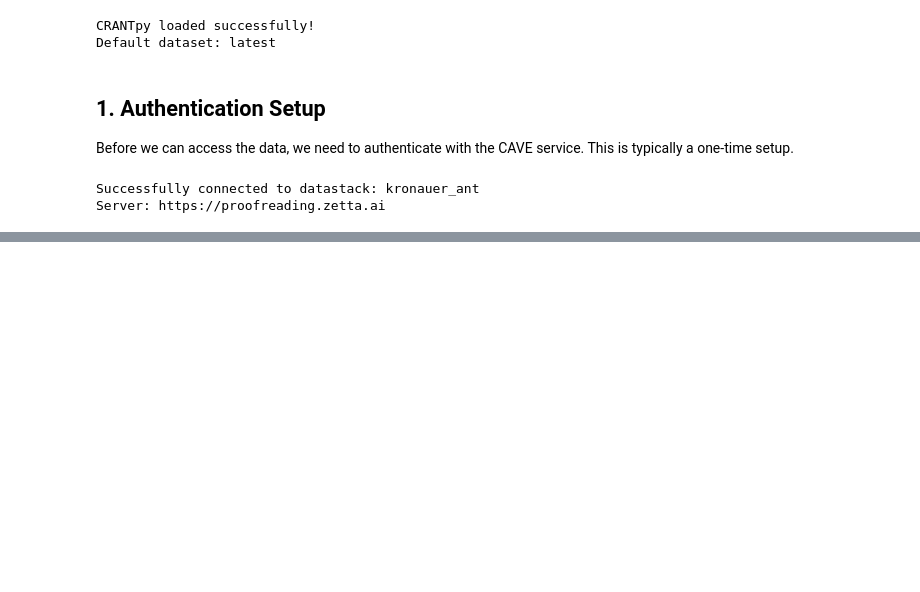
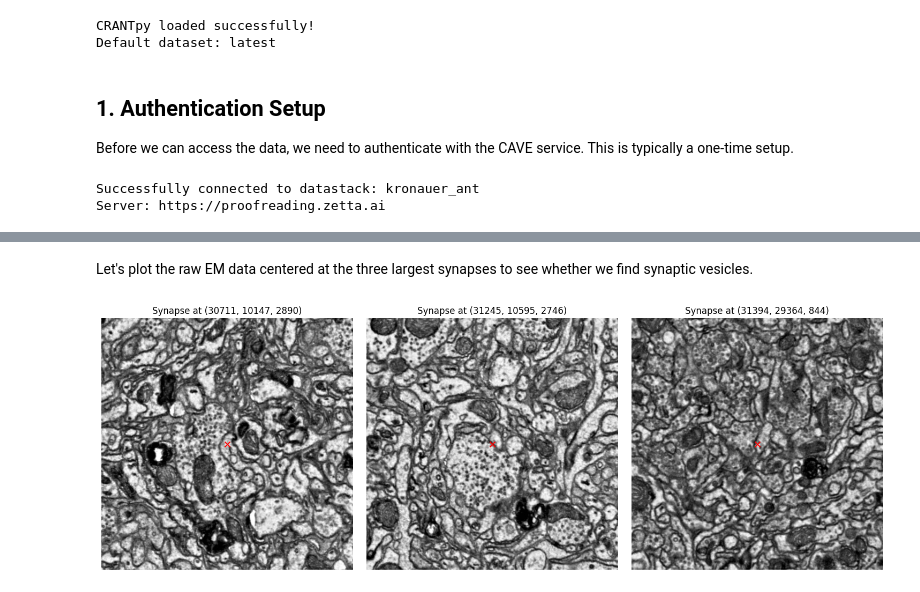
Before and after one commit to Social-Evolution-and-Behavior/crantpy, a Jupyter notebook: docs/deep_dive/connectivity.ipynb, the cells around one changed output, grey strips where cells are left out. Cells and saved outputs as stored; diff of their text form; code cells hidden in the pictures; blank space fills up the shorter version.

Commit message:
Update connectivity notebook with camera zoom and plotting improvements

```diff
--- a/docs/deep_dive/connectivity.ipynb
+++ b/docs/deep_dive/connectivity.ipynb
@@ -8,9 +8,11 @@ import pandas as pd
 import numpy as np
 import matplotlib.pyplot as plt
 import seaborn as sns
+import navis
 
 # Set up logging to see progress
-cp.set_logging_level("INFO")
+cp.set_logging_level("WARNING")
+navis.set_loggers('WARNING')
 
 print("CRANTpy loaded successfully!")
 print(f"Default dataset: {cp.CRANT_DEFAULT_DATASET}")
@@ -38,0 +45,11 @@ Server: https://proofreading.zetta.ai
+# %%
+# Get a sample of olfactory projection neurons
+opn_criteria = cp.NeuronCriteria(cell_class='olfactory_projection_neuron')
+opn_ids = opn_criteria.get_roots()
+print(f"Found {len(opn_ids)} olfactory projection neurons")
+
+# Select a few for detailed analysis
+sample_ids = opn_ids[:5]
+print(f"\nSample neurons for detailed analysis:")
+for i, neuron_id in enumerate(sample_ids, 1):
+    print(f"  {i}. {neuron_id}")
@@ -38,0 +74,3 @@ Server: https://proofreading.zetta.ai
+# %%
+synapses = cp.get_synapses(pre_ids=sample_ids, threshold=3, materialization='latest', min_size=10, return_pixels=True).sort_values(by=['size'], ascending=False)
+synapses
@@ -38,0 +91,18 @@ Server: https://proofreading.zetta.ai
+# %% [markdown]
+Let's plot the raw EM data centered at the three largest synapses to see whether we find synaptic vesicles.
+# %%
+# Plot EM image around the detected synapses
+image_size = 500
+top_synapse_coords = synapses[['ctr_pt_position']].head(3).values.tolist()
+fig, axes = plt.subplots(1, 3, figsize=(15, 5))
+for ax, coords in zip(axes, top_synapse_coords):
+    x_center, y_center, z_center = coords[0]
+    img = cp.plot_em_image(x_center, y_center, z_center, size=image_size)
+    ax.scatter(image_size//2, image_size//2, marker='x', color='red', s=50)
+    ax.imshow(img, cmap='gray')
+    ax.set_title(f"Synapse at ({x_center}, {y_center}, {z_center})")
+    ax.axis('off')
+plt.tight_layout()
+plt.show()
+# %% [output]
+[figure, added]
```
Also changed, not shown: parts of 12 cells of this notebook, 1 other file.
